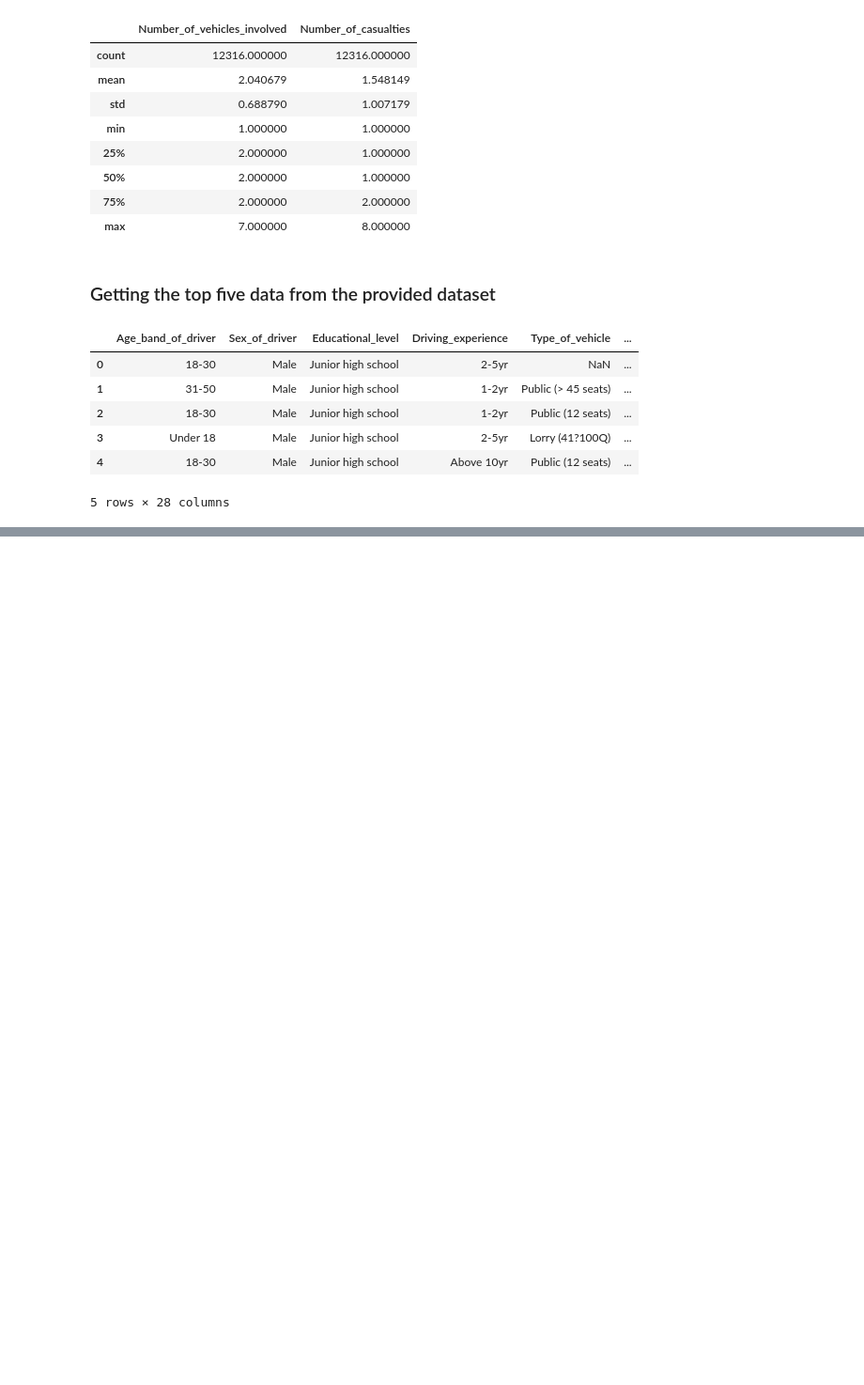
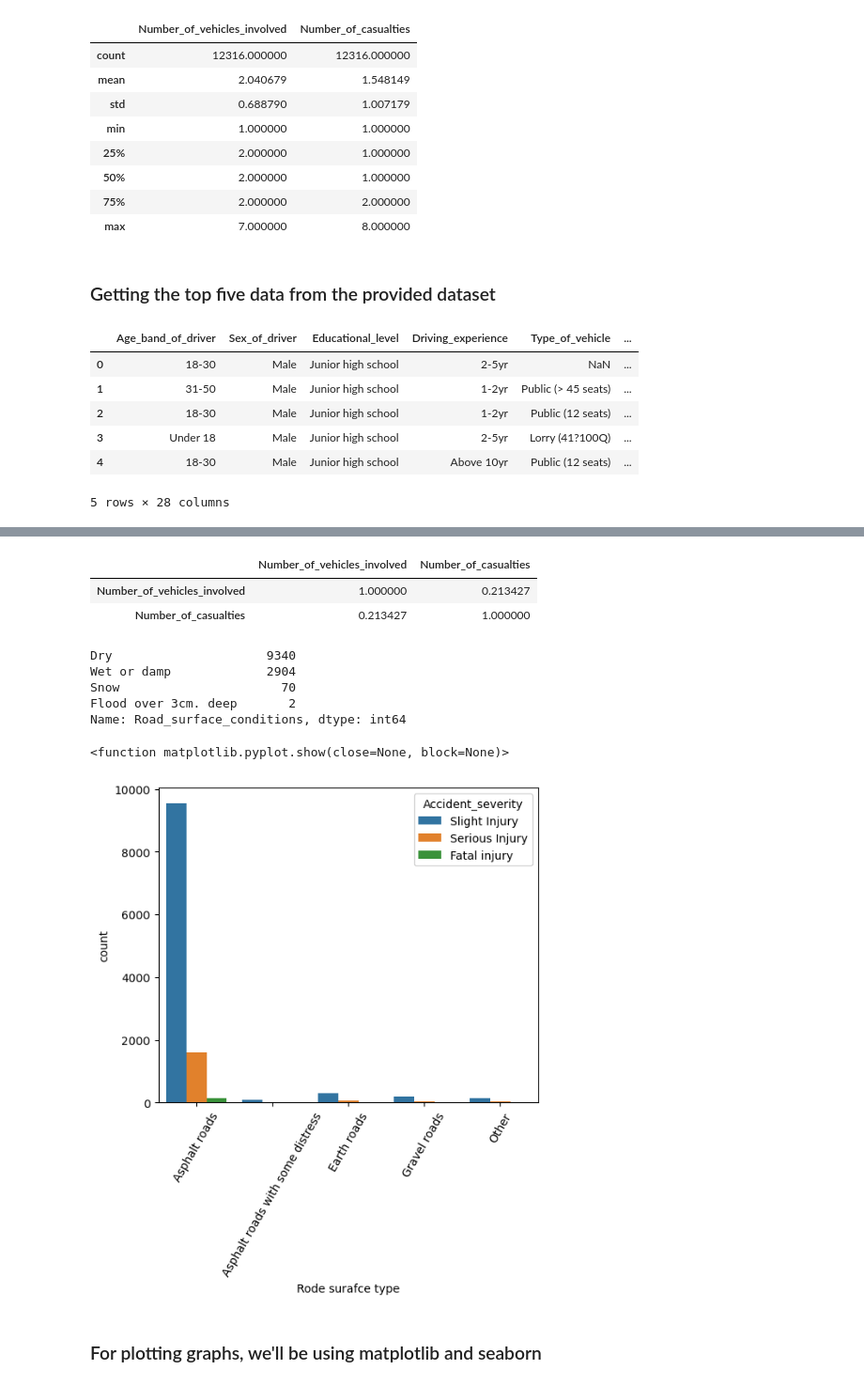
Before and after one commit to Impact-Dev1/Road-Traffic-Severity-Classification, a Jupyter notebook: main.ipynb, the cells around one changed output, grey strips where cells are left out. Shown at 94% size. Drawn from its saved outputs; the diff is of its cells as text; code cells hidden in the pictures; blank space fills up the shorter version.

```diff
--- a/main.ipynb
+++ b/main.ipynb
@@ -34,0 +138,6 @@ df.head()
+# %%
+df.corr()
+# %% [output]
+|  | Number_of_vehicles_involved | Number_of_casualties |
+| Number_of_vehicles_involved | 1.000000 | 0.213427 |
+| Number_of_casualties | 0.213427 | 1.000000 |
@@ -34,0 +147,20 @@ df.head()
+# %%
+df["Road_surface_conditions"].value_counts()
+# %% [output]
+Dry                     9340
+Wet or damp             2904
+Snow                      70
+Flood over 3cm. deep       2
+Name: Road_surface_conditions, dtype: int64
+# %%
+plt.figure(figsize=(6, 5))
+# countplot
+sns.countplot(x="Road_surface_type", hue="Accident_severity", data=df)
+plt.xlabel('Rode surafce type')
+plt.xticks(rotation=60)
+plt.show
+# %% [output]
+<function matplotlib.pyplot.show(close=None, block=None)>
+[figure, added]
+# %% [markdown]
+### For plotting graphs, we'll be using matplotlib and seaborn
```
Also changed, not shown: parts of 15 cells of this notebook.
